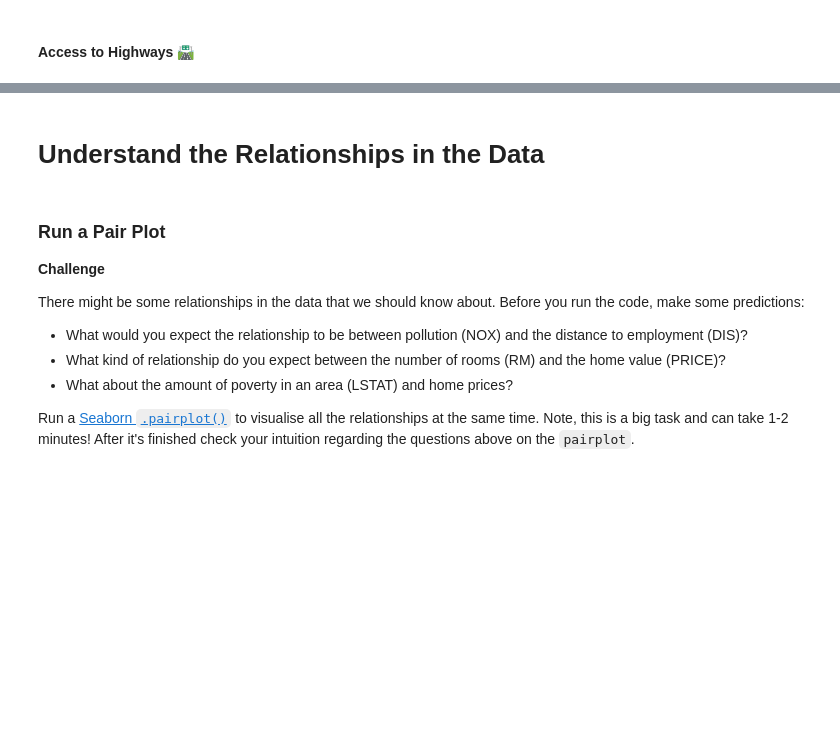
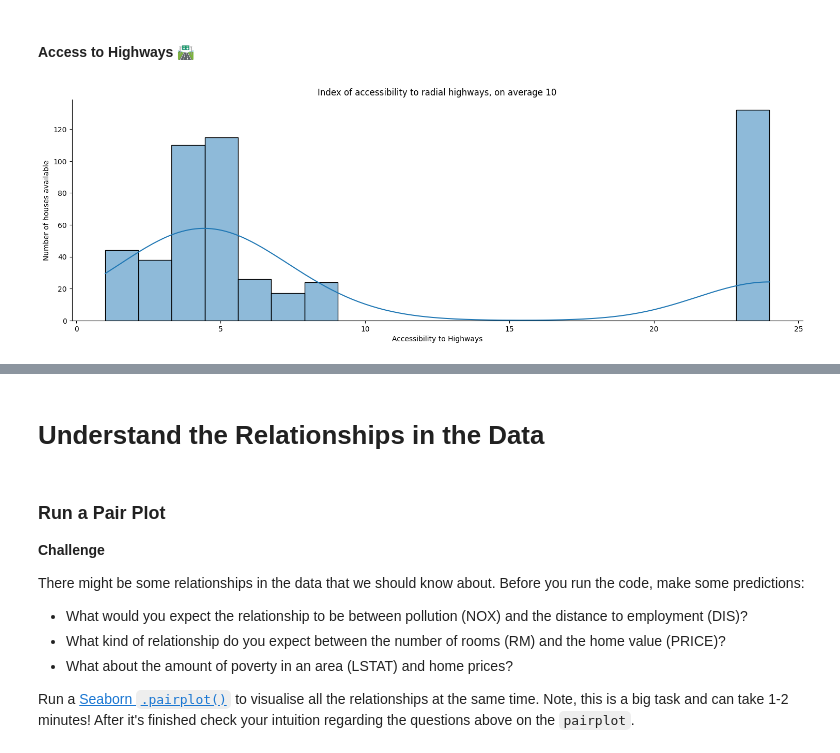
Before and after one commit to juandrzej/100days_of_code, a Jupyter notebook: 100days_of_code_day81_boston_house_prices/Multivariable_Regression_and_Valuation_Model.ipynb, the cells around one changed output, grey strips where cells are left out. Saved outputs shown, nothing was run; the diff lists cells and outputs as text; code cells hidden in the pictures; blank space fills up the shorter version.

```diff
--- a/100days_of_code_day81_boston_house_prices/Multivariable_Regression_and_Valuation_Model.ipynb
+++ b/100days_of_code_day81_boston_house_prices/Multivariable_Regression_and_Valuation_Model.ipynb
@@ -157,5 +183,18 @@ graph.set_titles(f"Houses prices in 1970s Boston, on average ${data['PRICE'].mea
 # %% [markdown]
 #### Access to Highways 🛣
+# %%
+graph = sns.displot(
+        data=data['RAD'],
+        kde=True,
+        aspect=3,
+        bins=20
+    )
+
+graph.set_axis_labels("Accessibility to Highways", "Number of houses available")
+plt.title(f"Index of accessibility to radial highways, on average {data['RAD'].mean():.0f}")
+plt.show()
+# %% [output]
+[figure, added]
 # %% [markdown]
 #### Next to the River? ⛵️
 
```
Also changed, not shown: parts of 4 cells of this notebook.
